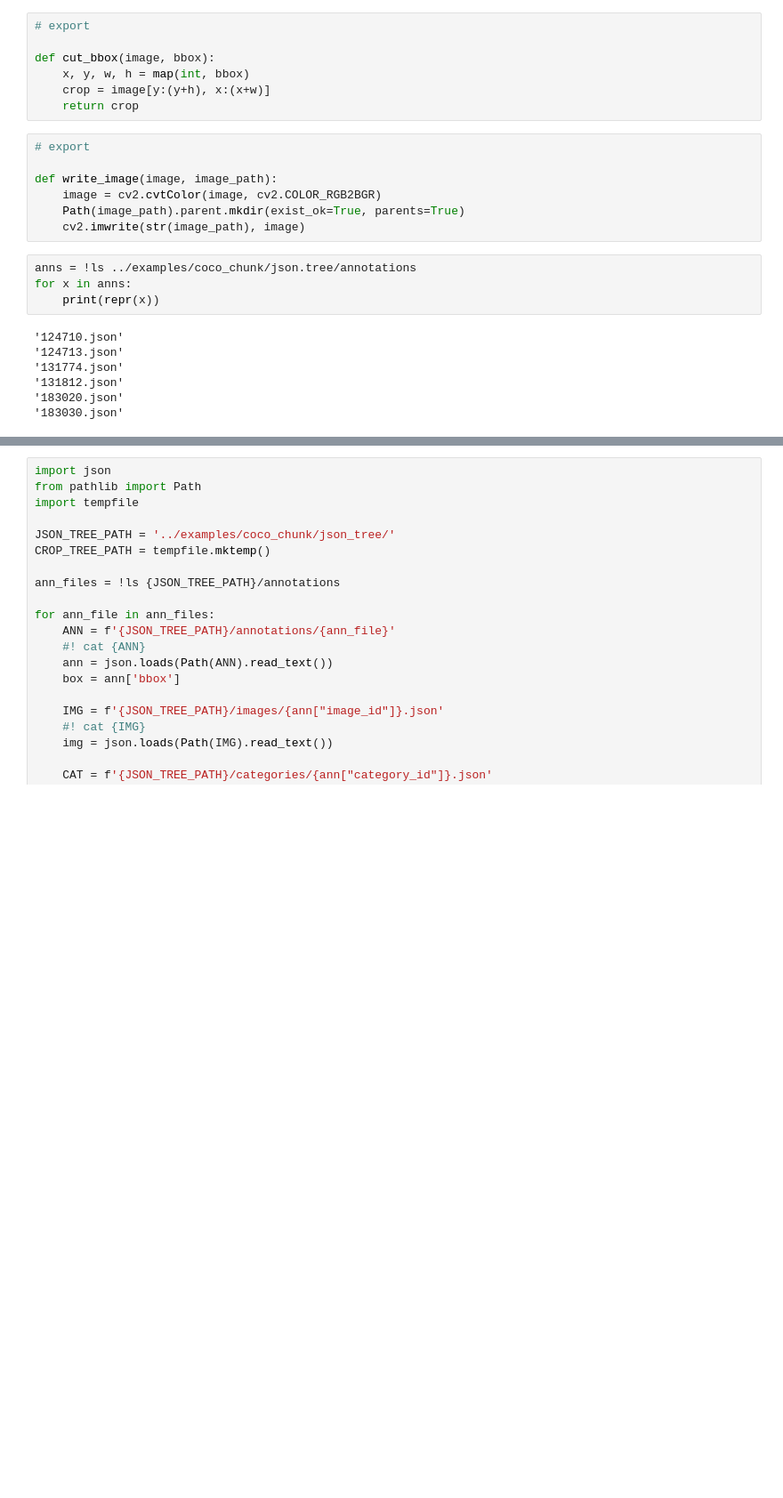
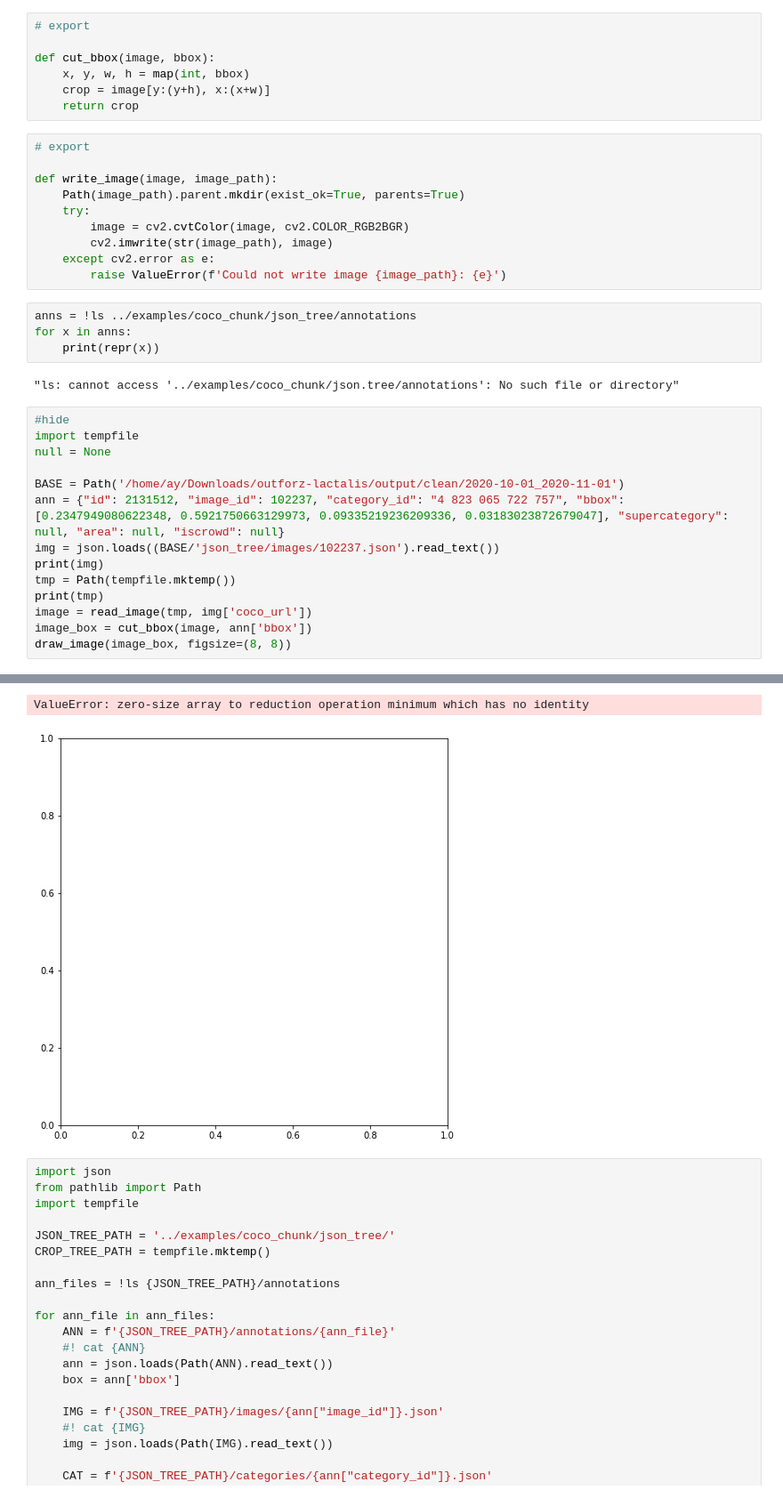
Before and after one commit to neuro-inc/cocorepr, a Jupyter notebook: nbs/00_utils.ipynb, the cells around one changed output, grey strips where cells are left out. Shown at 89% size. Cells and saved outputs as stored; diff of their text form; blank space fills up the shorter version.

Commit message:
clean

```diff
--- a/nbs/00_utils.ipynb
+++ b/nbs/00_utils.ipynb
@@ -143,17 +117,30 @@ def cut_bbox(image, bbox):
 # export
 
 def write_image(image, image_path):
-    image = cv2.cvtColor(image, cv2.COLOR_RGB2BGR)
     Path(image_path).parent.mkdir(exist_ok=True, parents=True)
-    cv2.imwrite(str(image_path), image)
+    try:
+        image = cv2.cvtColor(image, cv2.COLOR_RGB2BGR)
+        cv2.imwrite(str(image_path), image)
+    except cv2.error as e:
+        raise ValueError(f'Could not write image {image_path}: {e}')
 # %%
-anns = !ls ../examples/coco_chunk/json.tree/annotations
+anns = !ls ../examples/coco_chunk/json_tree/annotations
 for x in anns:
     print(repr(x))
 # %% [output]
-'124710.json'
-'124713.json'
-'131774.json'
-'131812.json'
-'183020.json'
-'183030.json'
+"ls: cannot access '../examples/coco_chunk/json.tree/annotations': No such file or directory"
+# %%
+#hide
+import tempfile
+null = None
+
+BASE = Path('/home/ay/Downloads/outforz-lactalis/output/clean/2020-10-01_2020-11-01')
+ann = {"id": 2131512, "image_id": 102237, "category_id": "4 823 065 722 757", "bbox": [0.2347949080622348, 0.5921750663129973, 0.09335219236209336, 0.03183023872679047], "supercategory": null, "area": null, "iscrowd": null}
+img = json.loads((BASE/'json_tree/images/102237.json').read_text())
+print(img)
+tmp = Path(tempfile.mktemp())
+print(tmp)
+image = read_image(tmp, img['coco_url'])
+image_box = cut_bbox(image, ann['bbox'])
+draw_image(image_box, figsize=(8, 8))
+# %% [output]
@@ -160,3 +149,5 @@ for x in anns:
+ValueError: zero-size array to reduction operation minimum which has no identity
+[figure, added]
 # %%
 import json
 from pathlib import Path
```
Also changed, not shown: parts of 3 cells of this notebook, 10 other files.
